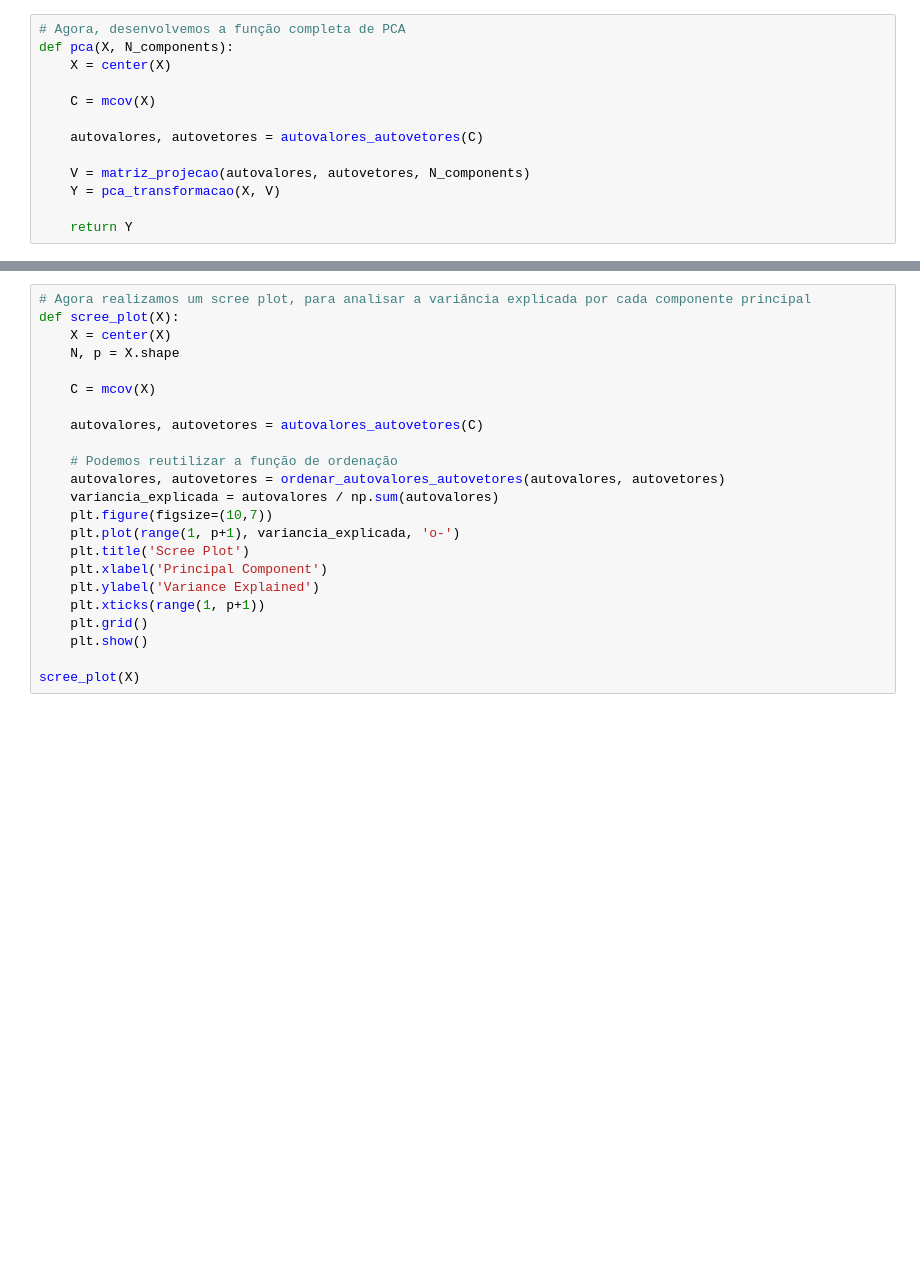
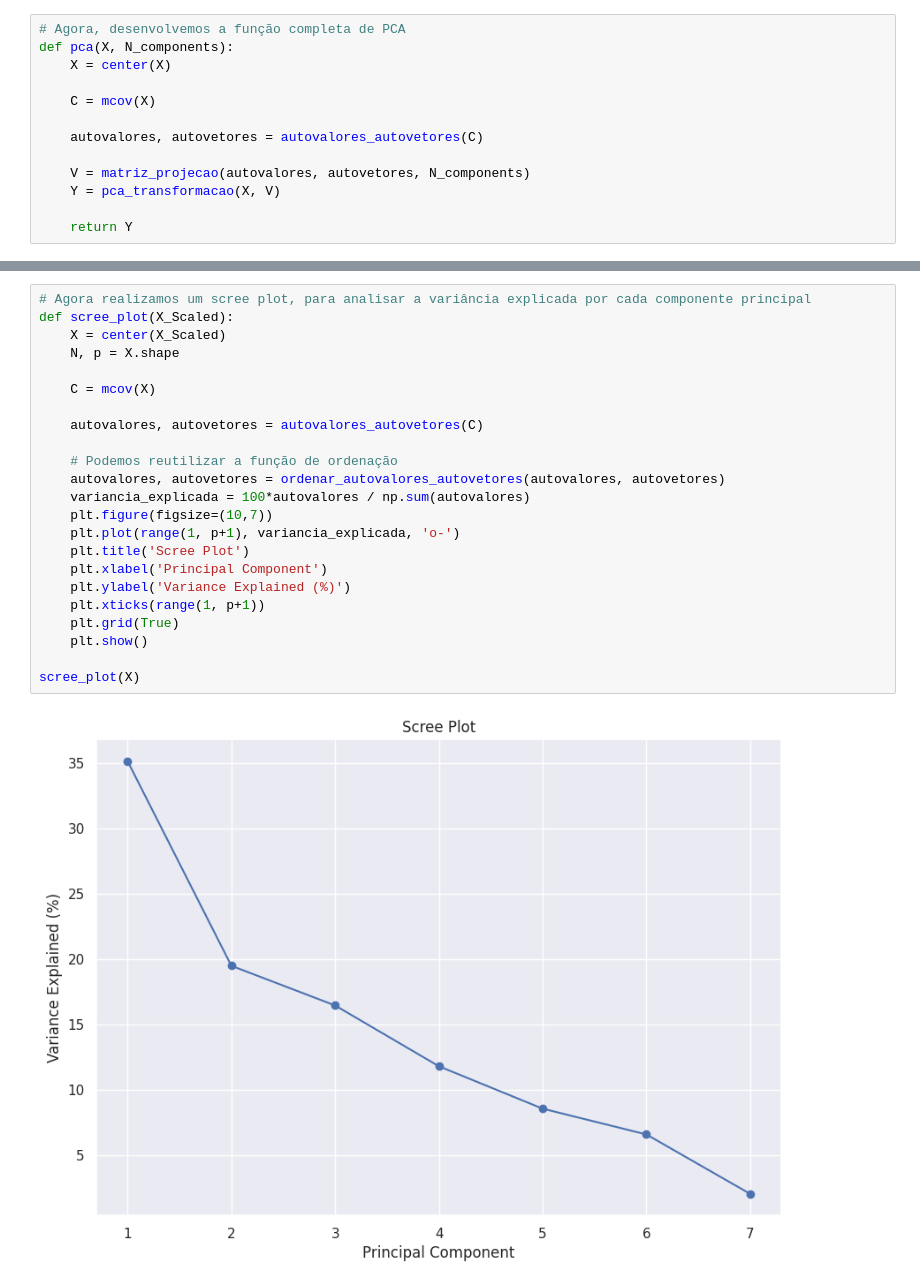
Before and after one commit to Felipecordeiiro/ICA, a Jupyter notebook: hw1/main.ipynb, the cells around one changed output, grey strips where cells are left out. Cells and saved outputs as stored; diff of their text form; blank space fills up the shorter version.

```diff
--- a/hw1/main.ipynb
+++ b/hw1/main.ipynb
@@ -687,23 +690,25 @@ plt.show()
 # %%
 # Agora realizamos um scree plot, para analisar a variância explicada por cada componente principal
-def scree_plot(X):
-    X = center(X)
+def scree_plot(X_Scaled):
+    X = center(X_Scaled)
     N, p = X.shape
 
     C = mcov(X)
 
     autovalores, autovetores = autovalores_autovetores(C)
 
     # Podemos reutilizar a função de ordenação
     autovalores, autovetores = ordenar_autovalores_autovetores(autovalores, autovetores)
-    variancia_explicada = autovalores / np.sum(autovalores)
+    variancia_explicada = 100*autovalores / np.sum(autovalores)
     plt.figure(figsize=(10,7))
     plt.plot(range(1, p+1), variancia_explicada, 'o-')
     plt.title('Scree Plot')
     plt.xlabel('Principal Component')
-    plt.ylabel('Variance Explained')
+    plt.ylabel('Variance Explained (%)')
     plt.xticks(range(1, p+1))
-    plt.grid()
+    plt.grid(True)
     plt.show()
 
 scree_plot(X)
+# %% [output]
+[figure, added]
```
Also changed, not shown: parts of 3 cells of this notebook, 2 other files.
